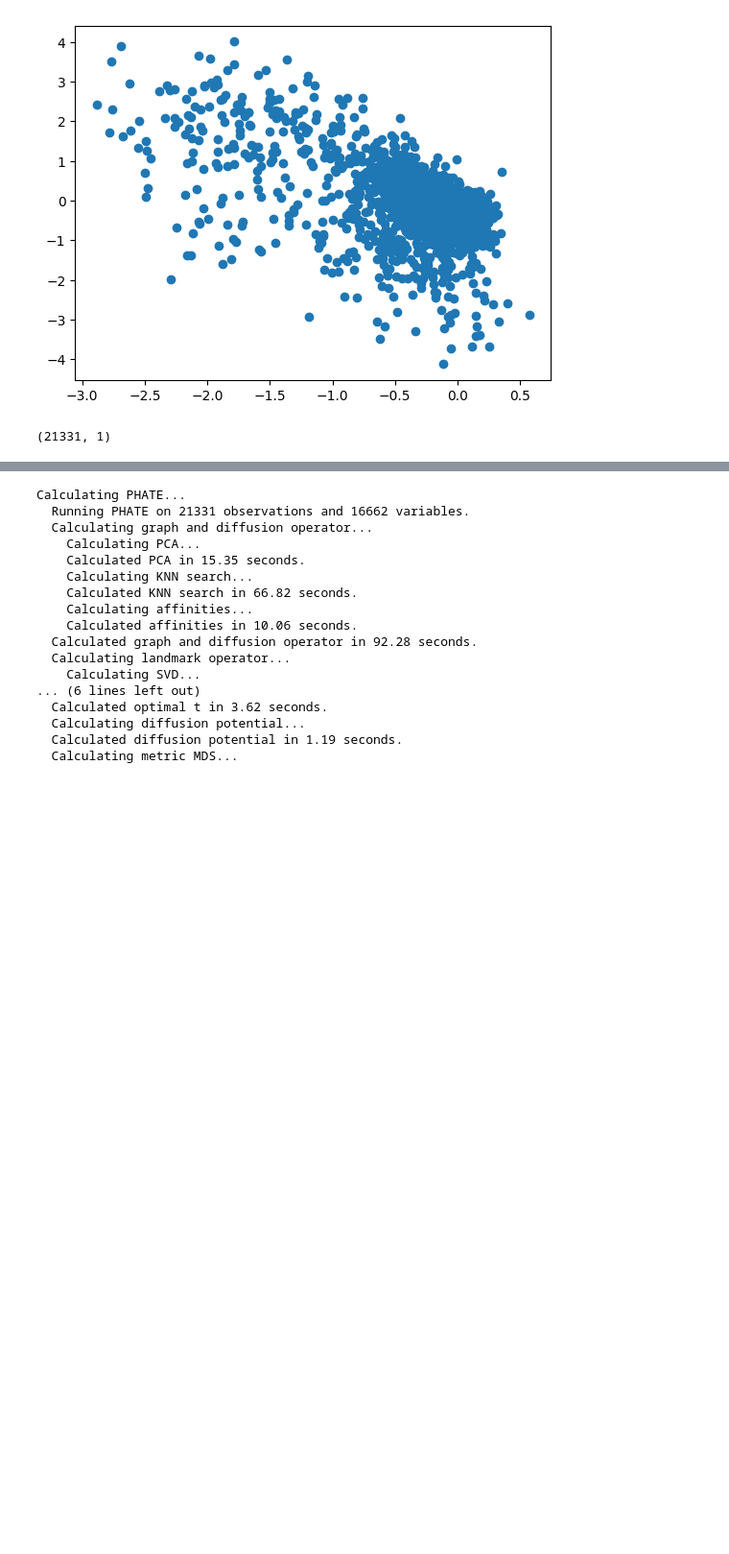
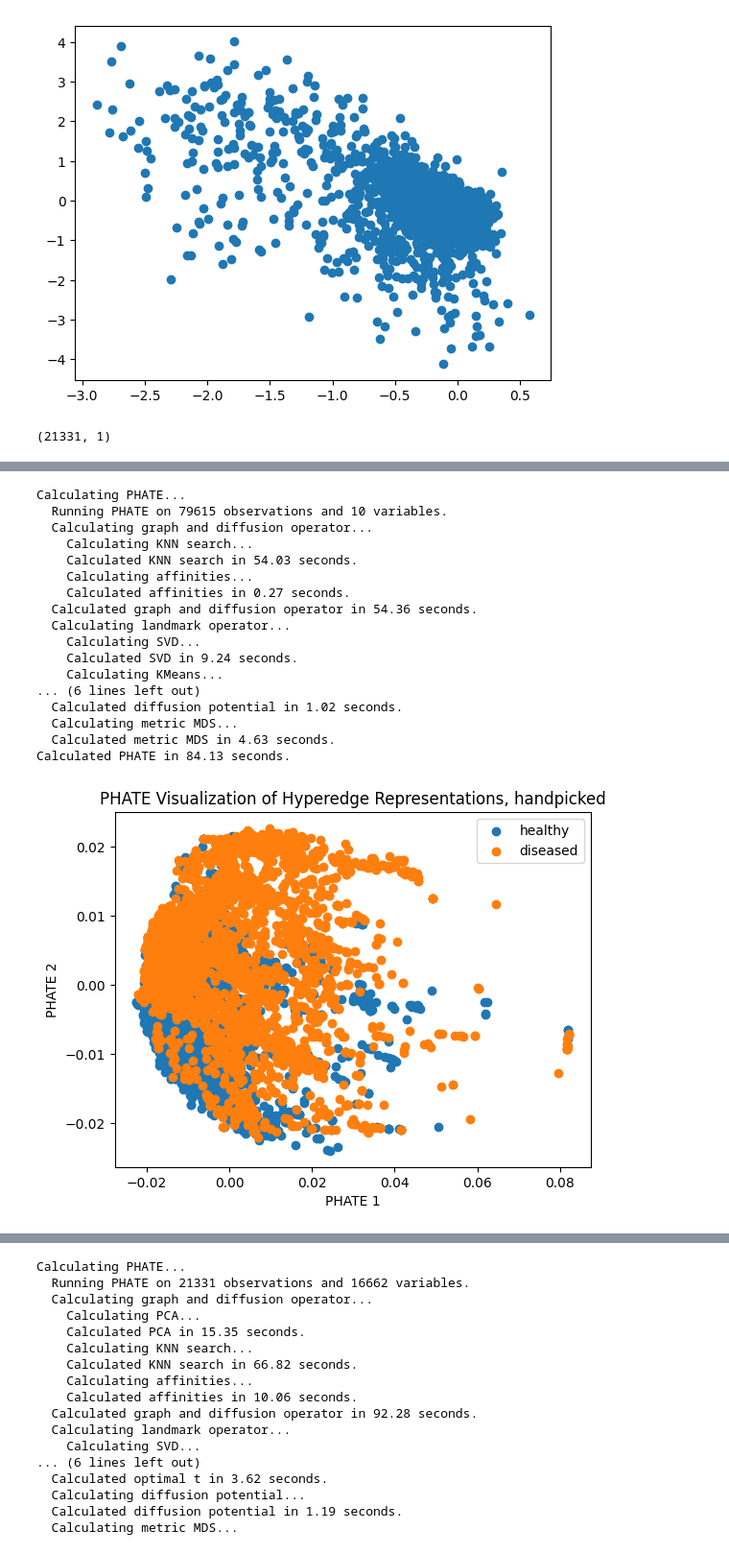
Before and after one commit to HungryAmoeba/hypergraph_scattering, a Jupyter notebook: notebooks/generate_spatial_feat.ipynb, the cells around one changed output, grey strips where cells are left out. Shown at 96% size. Cells and saved outputs as stored; diff of their text form; code cells hidden in the pictures; blank space fills up the shorter version.

```diff
--- a/notebooks/generate_spatial_feat.ipynb
+++ b/notebooks/generate_spatial_feat.ipynb
@@ -262,0 +610,76 @@ def get_hyperedge_reps(model, cell_data, features='full_seq_phate'):
+# %%
+model = HSN(in_channels=10,
+              hidden_channels=16,
+              out_channels = 10,
+              trainable_laziness = False,
+              trainable_scales = False,
+              activation = None, # just get one layer of wavelet transform
+              fixed_weights=True,
+              layout=['hsm'],
+              normalize='right',
+              pooling='max',
+              task = 'node_representation'
+        )
+
+healthy = get_hyperedge_reps(model, cell_data_total_markers, features='hand_picked_markers')
+diseased = get_hyperedge_reps(model, cell_data_diseased_total_markers, features='hand_picked_markers')
+# %%
+# Concatenate the tensors
+combined_tensor = torch.cat((healthy, diseased), dim=0)
+phate_operator = phate.PHATE(n_components=2)
+phate_result = phate_operator.fit_transform(combined_tensor.detach().numpy())
+
+# Create a tensor of 1s and 0s
+labels = torch.cat((torch.zeros(healthy.shape[0]), torch.ones(diseased.shape[0])), dim=0)
+
+# Convert combined_tensor and labels to TensorDataset
+dataset = TensorDataset(torch.tensor(phate_result), labels)
+
+n_points = 10000
+# Randomly split the dataset into train and test sets
+train_dataset, _ = random_split(dataset, [n_points, len(dataset) - n_points])
+
+# Get the sampled rows and labels
+sampled_rows, sampled_labels = train_dataset[:]
+
+# Convert the sampled rows to a numpy array
+sampled_rows_np = sampled_rows.detach().numpy()
+
+
+#plt.scatter(sampled_rows_np[:, 0], sampled_rows_np[:, 1], c = sampled_labels)
+phate_results_healthy = sampled_rows_np[sampled_labels == 0]
+phate_results_diseased = sampled_rows_np[sampled_labels == 1]
+plt.scatter(phate_results_healthy[:, 0], phate_results_healthy[:, 1], label='Healthy')
+plt.scatter(phate_results_diseased[:, 0], phate_results_diseased[:, 1], label='Diseased')
+
+
+# # Plot the PHATE embedding and color each point by its label
+# phate_results_healthy = phate_result[sampled_labels == 0]
+# phate_results_diseased = phate_result[sampled_labels == 1]
+# plt.scatter(phate_results_healthy[:, 0], phate_results_healthy[:, 1], label='Healthy')
+# plt.scatter(phate_results_diseased[:, 0], phate_results_diseased[:, 1], label='Diseased')
+plt.xlabel('PHATE 1')
+plt.ylabel('PHATE 2')
+plt.title('PHATE Visualization of Hyperedge Representations, handpicked')
+plt.legend(['healthy', 'diseased'])
+
+plt.show()
+# %% [output]
+Calculating PHATE...
+  Running PHATE on 79615 observations and 10 variables.
+  Calculating graph and diffusion operator...
+    Calculating KNN search...
+    Calculated KNN search in 54.03 seconds.
+    Calculating affinities...
+    Calculated affinities in 0.27 seconds.
+  Calculated graph and diffusion operator in 54.36 seconds.
+  Calculating landmark operator...
+    Calculating SVD...
+    Calculated SVD in 9.24 seconds.
+    Calculating KMeans...
+... (6 lines left out)
+  Calculated diffusion potential in 1.02 seconds.
+  Calculating metric MDS...
+  Calculated metric MDS in 4.63 seconds.
+Calculated PHATE in 84.13 seconds.
+[figure, added]
```
Also changed, not shown: parts of 18 cells of this notebook, 7 other files.
